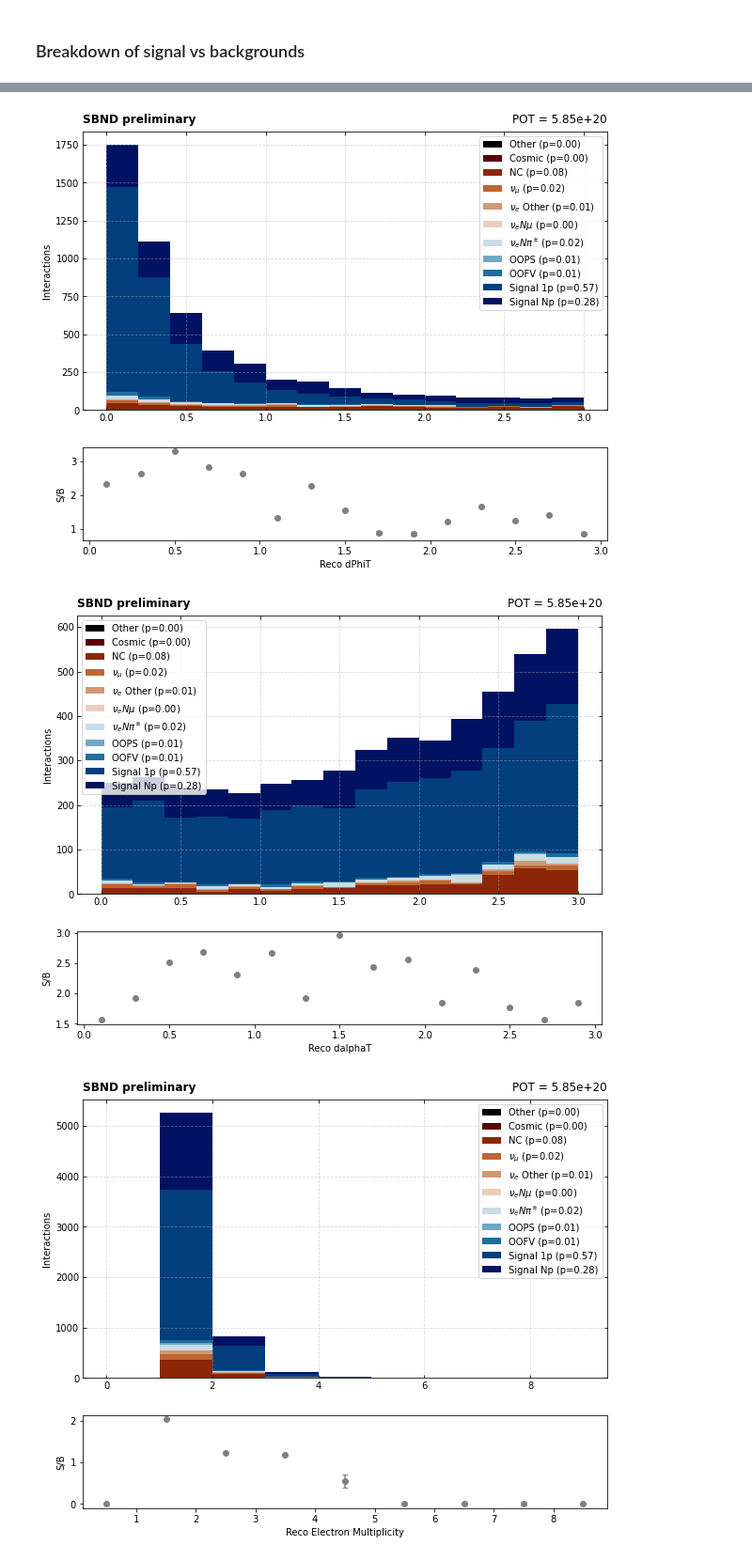
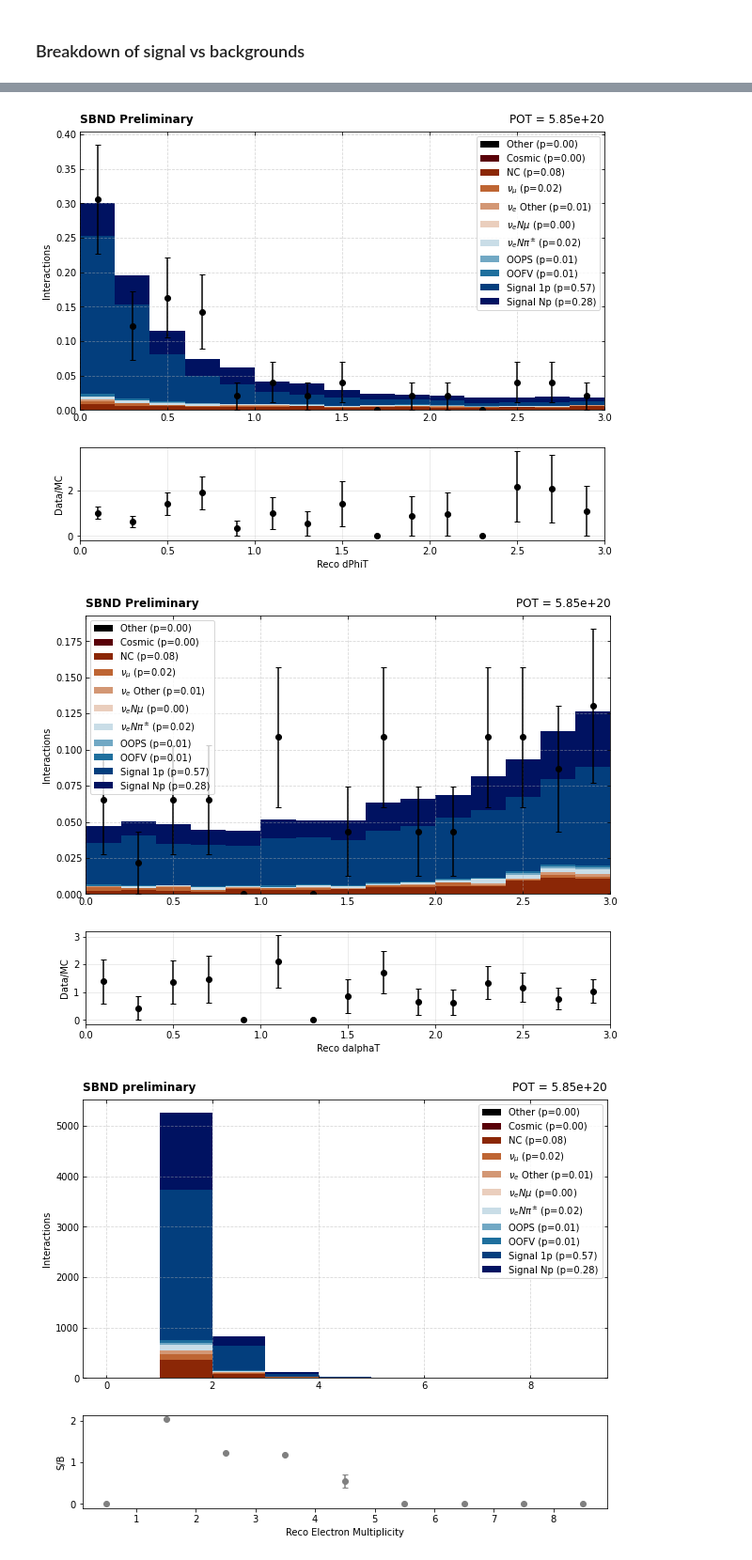
Before and after one commit to justinjmueller/medulla, a Jupyter notebook: analysis/efficiencyTest.ipynb, the cells around one changed output, grey strips where cells are left out. Shown at 94% size. Drawn from its saved outputs; the diff is of its cells as text; code cells hidden in the pictures.

```diff
--- a/analysis/efficiencyTest.ipynb
+++ b/analysis/efficiencyTest.ipynb
@@ -792,25 +768,29 @@ ax, fig = plot_hist(
     colors=category_colors,
     truth_category=true_category_sel,
     title="Reco dPhiT",
-    POT = totalPOT
+    POT = totalPOT,
+    areaNorm=True,
+    data=fdata['reco_dphiT'].array(library="np")
 )
 # %% [output]
-[figure, old version]
+[figure, new version]
 # %%
 vals = fall['reco_dalphaT'].array(library="np")
 vals_sel = vals[sel_mask]
 
 ax, fig = plot_hist(
     vals=vals_sel,
     bins=np.arange(0, 3.2, 0.2),
     labels=labels,
     colors=category_colors,
     truth_category=true_category_sel,
     title="Reco dalphaT",
-    POT = totalPOT
+    POT = totalPOT,
+    areaNorm=True,
+    data=fdata['reco_dalphaT'].array(library="np")
 )
 # %% [output]
-[figure, old version]
+[figure, new version]
 # %%
 vals = fall['reco_electron_multiplicity'].array(library="np")
 vals_sel = vals[sel_mask]
```
Also changed, not shown: parts of 25 cells of this notebook, 5 other files.
